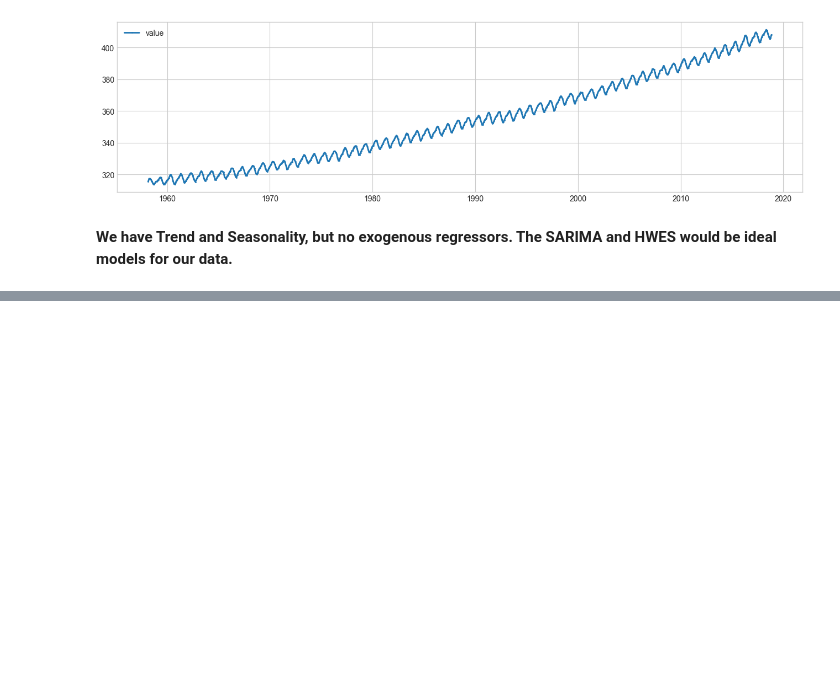
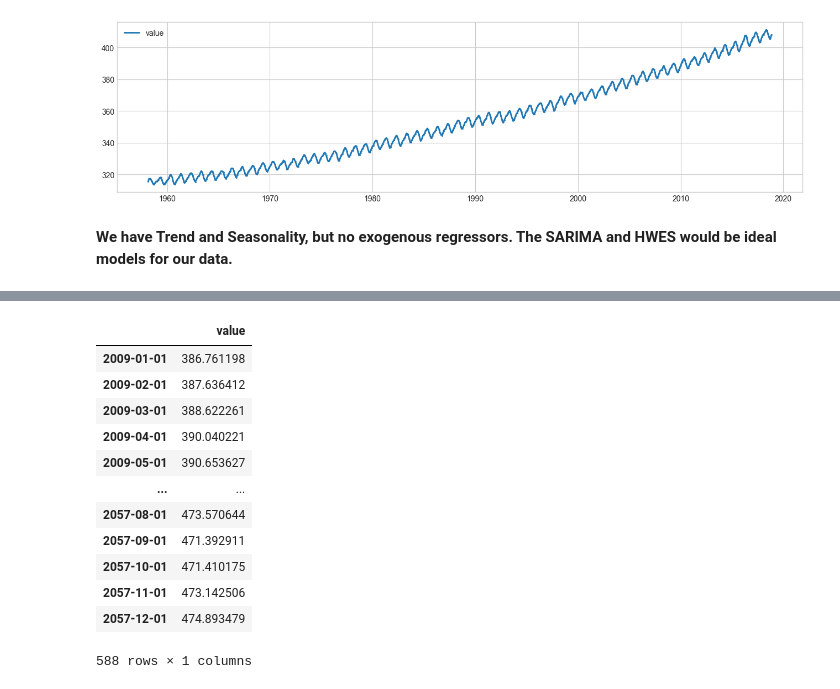
Before and after one commit to Leywa-git/Start_UP_IT_PDS2, a Jupyter notebook: Lesson_46/dz_46.ipynb, the cells around one changed output, grey strips where cells are left out. Saved outputs shown, nothing was run; the diff lists cells and outputs as text; code cells hidden in the pictures; blank space fills up the shorter version.

```diff
--- a/Lesson_46/dz_46.ipynb
+++ b/Lesson_46/dz_46.ipynb
@@ -131,0 +264,19 @@ plot(dataframe, anomaly=anomalies, ts_linewidth=2, anomaly_color="red", anomaly_
+# %%
+forecast_30_years = fit1.forecast(588)
+dz = pd.DataFrame()
+dz["value"] = forecast_30_years
+dz
+# %% [output]
+|  | value |
+| 2009-01-01 | 386.761198 |
+| 2009-02-01 | 387.636412 |
+| 2009-03-01 | 388.622261 |
+| 2009-04-01 | 390.040221 |
+| 2009-05-01 | 390.653627 |
+| ... | ... |
+| 2057-08-01 | 473.570644 |
+| 2057-09-01 | 471.392911 |
+| 2057-10-01 | 471.410175 |
+| 2057-11-01 | 473.142506 |
+| 2057-12-01 | 474.893479 |
+588 rows × 1 columns
```
Also changed, not shown: parts of 13 cells of this notebook, 2 other files.
